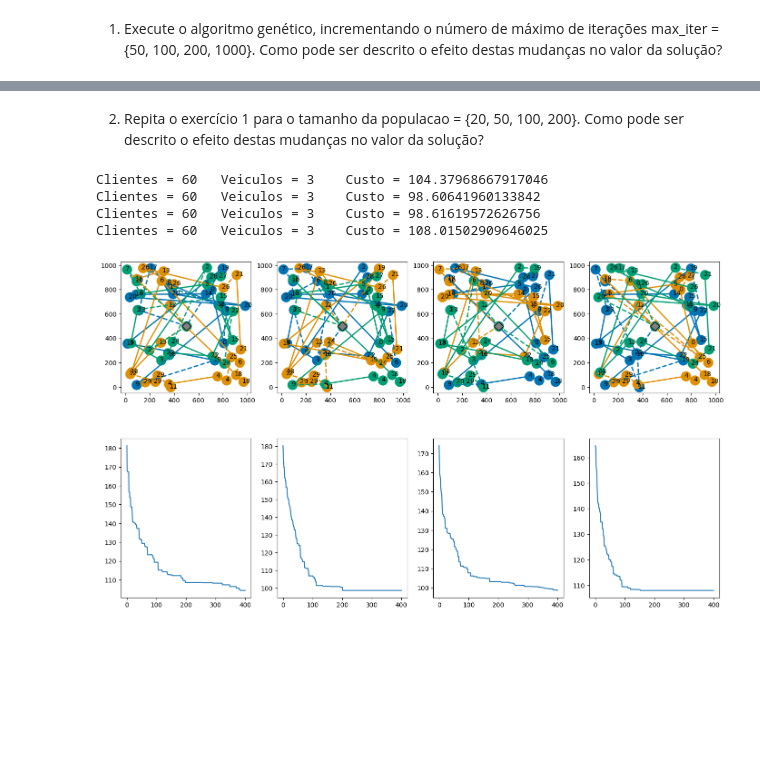
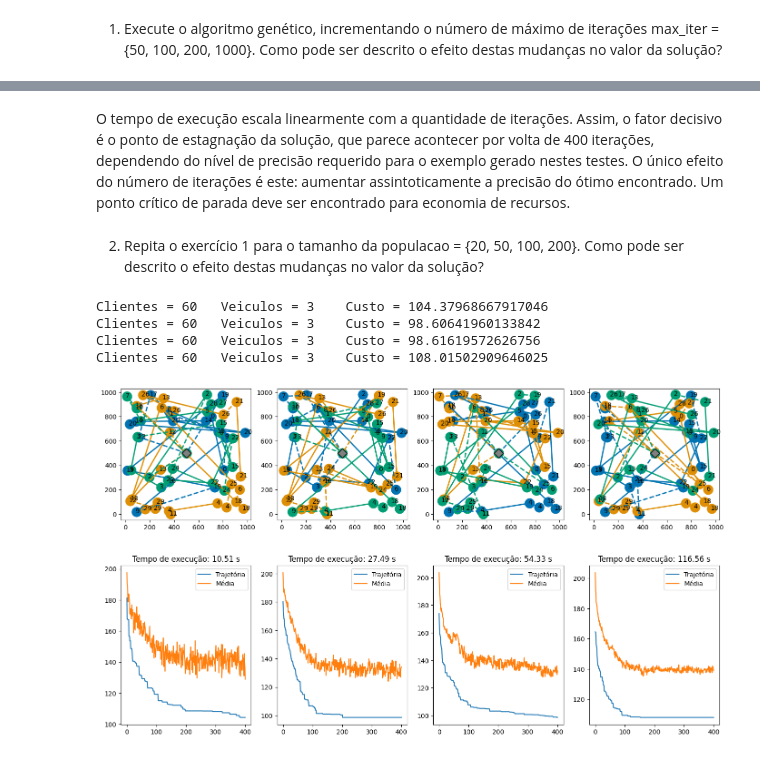
Before and after one commit to CoralBleaching/Metaheuristics-CombinatorialOptim, a Jupyter notebook: PEV.ipynb, the cells around one changed output, grey strips where cells are left out. Saved outputs shown, nothing was run; the diff lists cells and outputs as text; code cells hidden in the pictures; blank space fills up the shorter version.

```diff
--- a/PEV.ipynb
+++ b/PEV.ipynb
@@ -417,7 +418,6 @@ def genetico(pev: PEV, tamanho_populacao: int, elite: float,
 
   #for x in proxima: print(x)
 
-  trajetoria = [proxima[0].atraso]
   while (iter < max_iter):
     atual = copy.deepcopy(proxima)
 
@@ -448,8 +448,8 @@ def genetico(pev: PEV, tamanho_populacao: int, elite: float,
     #print("  avaliacao")
     avaliar_populacao(proxima, elite)
     iter = iter + 1
-    trajetoria.append(proxima[0].atraso)
-  return proxima[0], trajetoria
+    print("(", iter, "): Melhor solucao = ", proxima[0].atraso)
+  return proxima[0]
 # %%
 def print_trajetoria(trajetoria):
     for i, atraso in enumerate(trajetoria, 1):
@@ -463,11 +463,9 @@ tarefas = 30
 
 exemplo = gerar_pev(pontos, veiculos, tarefas)
 
-solucao, trajetoria = genetico(exemplo,
+solucao = genetico(exemplo,
                    tamanho_populacao=50, elite=0.2, vies=0.5,
                    taxa_mutacao=0.3, rodadas=3, max_iter=200)
 
-print_trajetoria(trajetoria)
-
 plot_pev(solucao)
 # %% [output]
@@ -509,9 +566,13 @@ fig, axes = plt.subplots(2, 4)
 fig.set_size_inches(17,10)
 
 for i in range(4):
+    solucao, trajetoria, medias, tempo = resultados[i]
     plt.sca(axes[0, i])
-    plot_pev(resultados[i][0], show=False)
+    plot_pev(solucao, show=False)
     plt.sca(axes[1, i])
-    plt.plot(resultados[i][1])
+    plt.plot(trajetoria, label="Trajetória")
+    plt.plot(medias, label="Média")
+    plt.title(f'Tempo de execução: {round(tempo,2)} s')
+    plt.legend()
 # %% [output]
 Clientes = 60   Veiculos = 3    Custo = 125.08214499539122
@@ -522,20 +583,7 @@ Clientes = 60   Veiculos = 3    Custo = 98.5679256785937
+# %% [markdown]
+O tempo de execução escala linearmente com a quantidade de iterações. Assim, o fator decisivo é o ponto de estagnação da solução, que parece acontecer por volta de 400 iterações, dependendo do nível de precisão requerido para o exemplo gerado nestes testes. O único efeito do número de iterações é este: aumentar assintoticamente a precisão do ótimo encontrado. Um ponto crítico de parada deve ser encontrado para economia de recursos.
 # %% [markdown]
 2.   Repita o exercício 1 para o tamanho da populacao = {20, 50, 100, 200}. Como pode ser descrito o efeito destas mudanças no valor da solução?
-# %%
-fig, axes = plt.subplots(1, 4, squeeze=True)
-fig.set_size_inches(17,10)
-tamanho_populacao = [20, 50, 100, 200]
-
-for ax, max_iter in zip(axes, max_iters):
-    plt.sca(ax)
-
-    exemplo = gerar_pev(pontos, veiculos, tarefas)
-
-    solucao = genetico(exemplo,
-                    tamanho_populacao=tamanho_populacao, elite=0.2, vies=0.5,
-                    taxa_mutacao=0.3, rodadas=3, max_iter=400)
-
-    plot_pev(solucao, show=False)
 # %%
 tamanhos_populacao = [20, 50, 100, 200]
 
@@ -550,15 +598,19 @@ for tamanho_populacao in tamanhos_populacao:
 # %%
 fig, axes = plt.subplots(2, 4)
 fig.set_size_inches(17,10)
 
 for i in range(4):
+    solucao, trajetoria, medias, tempo = resultados2[i]
     plt.sca(axes[0, i])
-    plot_pev(resultados2[i][0], show=False)
+    plot_pev(solucao, show=False)
     plt.sca(axes[1, i])
-    plt.plot(resultados2[i][1])
+    plt.plot(trajetoria, label="Trajetória")
+    plt.plot(medias, label="Média")
+    plt.title(f'Tempo de execução: {round(tempo,2)} s')
+    plt.legend()
 # %% [output]
 Clientes = 60   Veiculos = 3    Custo = 104.37968667917046
 Clientes = 60   Veiculos = 3    Custo = 98.60641960133842
 Clientes = 60   Veiculos = 3    Custo = 98.61619572626756
 Clientes = 60   Veiculos = 3    Custo = 108.01502909646025
-[figure, old version]
+[figure, new version]
```
Also changed, not shown: parts of 23 cells of this notebook.
